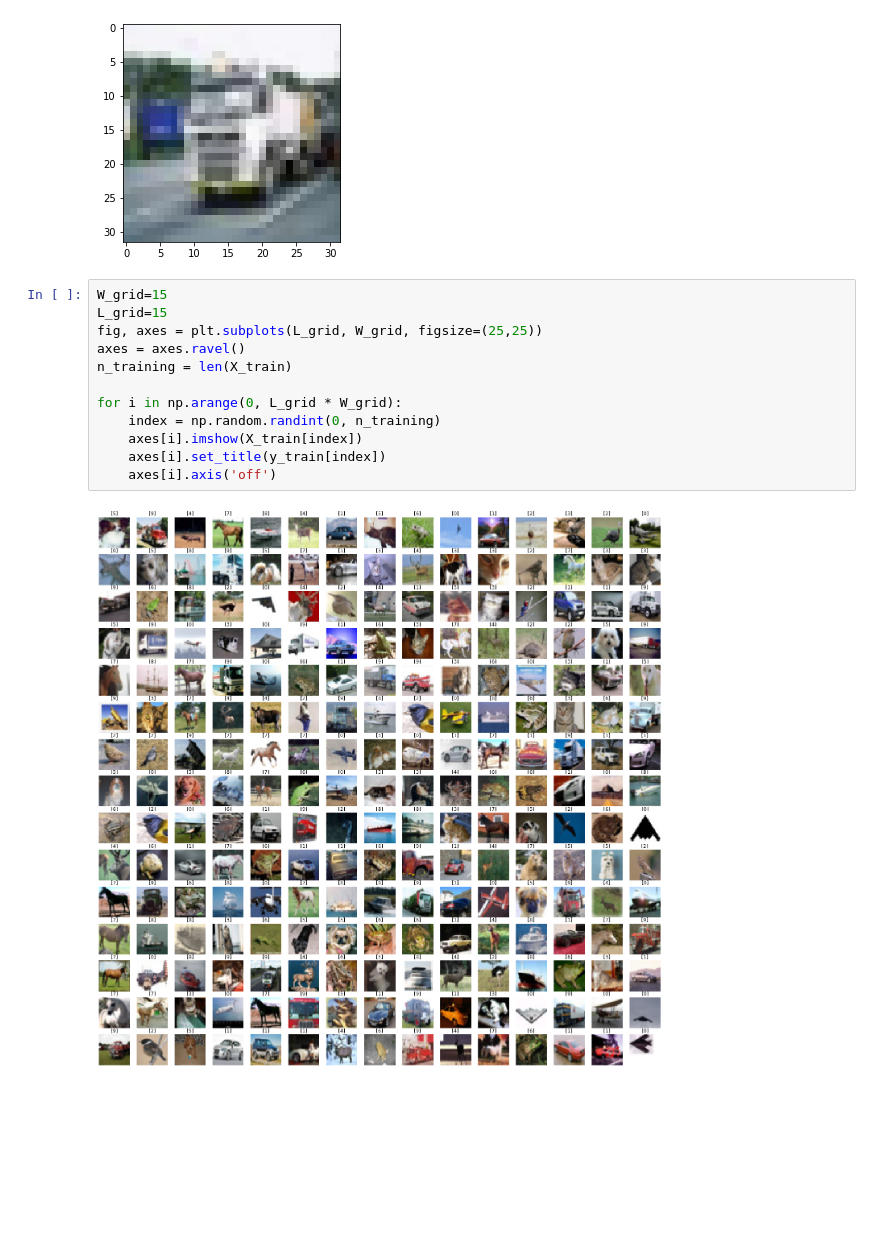
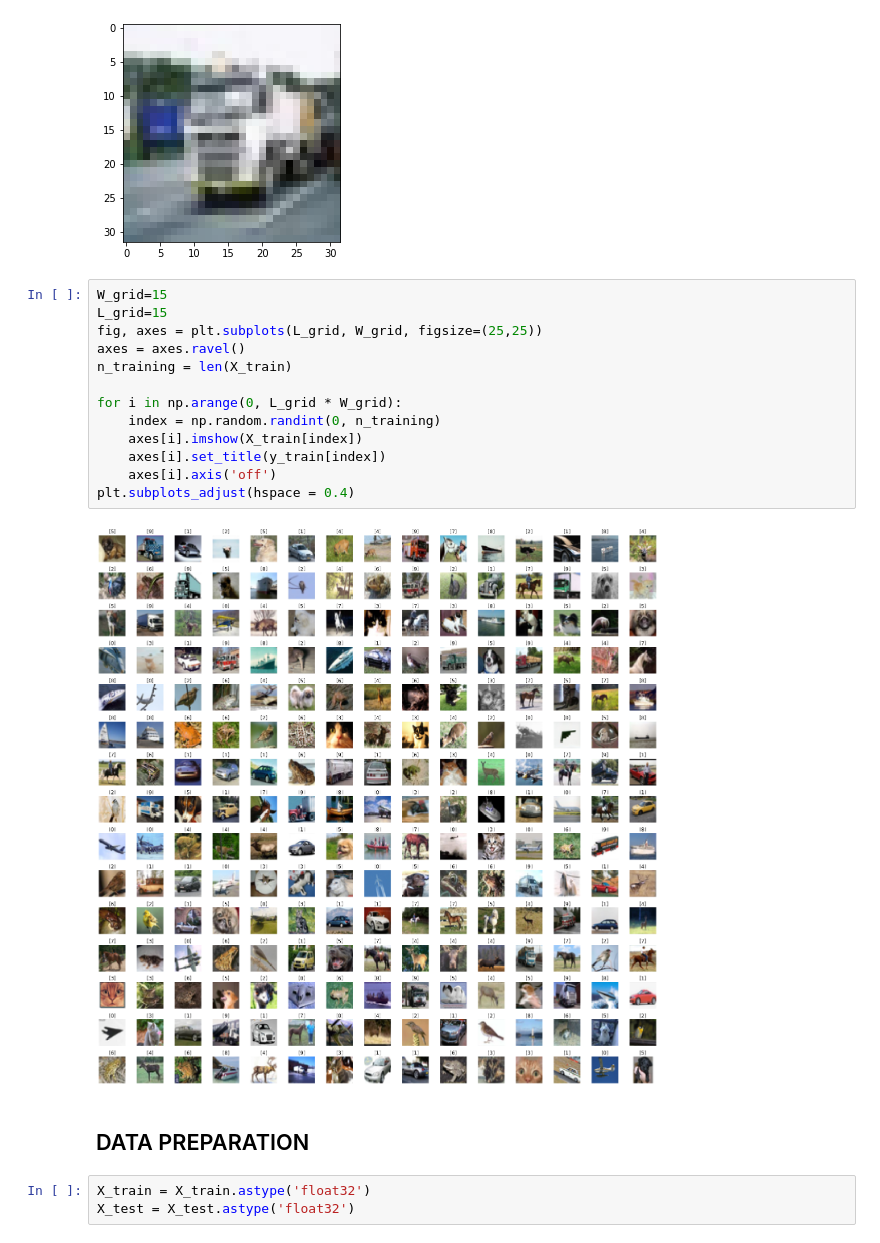
Before and after one commit to VaishnaviNandakumar/CIFAR10Classification-CNN, a Jupyter notebook: CIFAR10_Classification.ipynb, the cells around one changed output. Drawn from its saved outputs; the diff is of its cells as text; blank space fills up the shorter version.

```diff
--- a/CIFAR10_Classification.ipynb
+++ b/CIFAR10_Classification.ipynb
@@ -42,14 +42,20 @@ print(y_train[i])
 # %%
 W_grid=15
 L_grid=15
 fig, axes = plt.subplots(L_grid, W_grid, figsize=(25,25))
 axes = axes.ravel()
 n_training = len(X_train)
 
 for i in np.arange(0, L_grid * W_grid):
     index = np.random.randint(0, n_training)
     axes[i].imshow(X_train[index])
     axes[i].set_title(y_train[index])
     axes[i].axis('off')
+plt.subplots_adjust(hspace = 0.4)
 # %% [output]
-[figure, old version]
+[figure, new version]
+# %% [markdown]
+## DATA PREPARATION
+# %%
+X_train = X_train.astype('float32')
+X_test = X_test.astype('float32')
```
Also changed, not shown: parts of 19 cells of this notebook.
